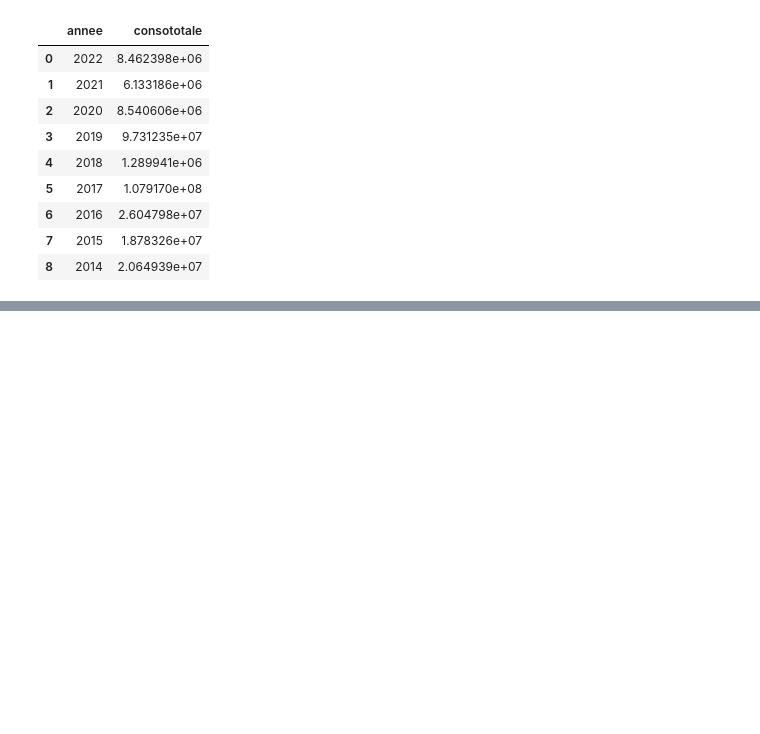
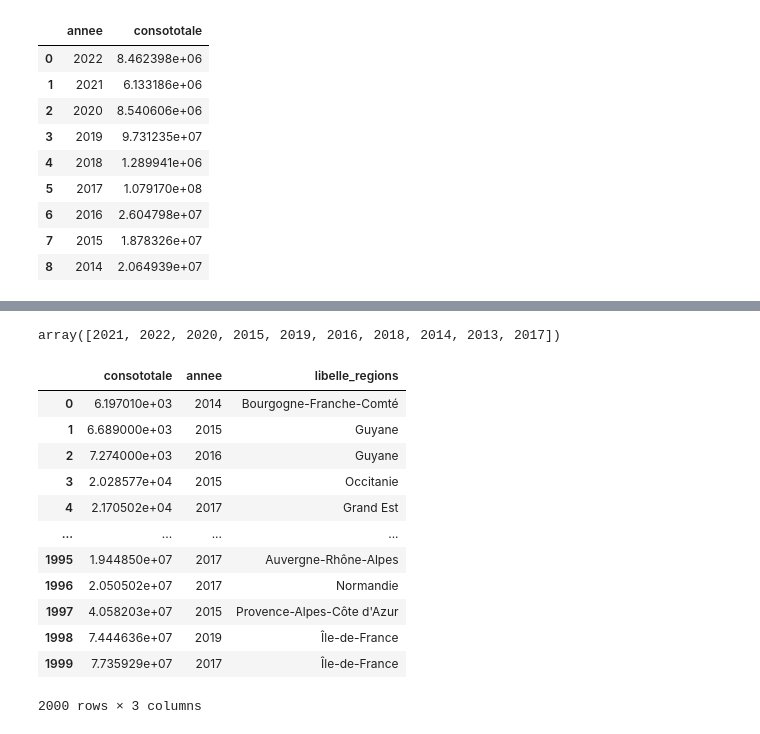
Before and after one commit to pmgzo/my_notebooks, a Jupyter notebook: EPCI.ipynb, the cells around one changed output, grey strips where cells are left out. Drawn from its saved outputs; the diff is of its cells as text; code cells hidden in the pictures; blank space fills up the shorter version.

```diff
--- a/EPCI.ipynb
+++ b/EPCI.ipynb
@@ -174 +170,6 @@ use_inf_as_na option is deprecated and will be removed in a future version. Conv
 [figure]
+# %%
+#df = df.groupby(by=["libelle_regions", "annee", "consototale"]).sum()
+df["annee"].unique()
+# %% [output]
+array([2021, 2022, 2020, 2015, 2019, 2016, 2018, 2014, 2013, 2017])
@@ -174,0 +179,18 @@ use_inf_as_na option is deprecated and will be removed in a future version. Conv
+# %%
+dfConsYearNRegion = df2.groupby(by=["consototale"]).sum()
+dfConsYearNRegion = dfConsYearNRegion.reset_index()
+dfConsYearNRegion
+# %% [output]
+|  | consototale | annee | libelle_regions |
+| 0 | 6.197010e+03 | 2014 | Bourgogne-Franche-Comté |
+| 1 | 6.689000e+03 | 2015 | Guyane |
+| 2 | 7.274000e+03 | 2016 | Guyane |
+| 3 | 2.028577e+04 | 2015 | Occitanie |
+| 4 | 2.170502e+04 | 2017 | Grand Est |
+| ... | ... | ... | ... |
+| 1995 | 1.944850e+07 | 2017 | Auvergne-Rhône-Alpes |
+| 1996 | 2.050502e+07 | 2017 | Normandie |
+| 1997 | 4.058203e+07 | 2015 | Provence-Alpes-Côte d'Azur |
+| 1998 | 7.444636e+07 | 2019 | Île-de-France |
+| 1999 | 7.735929e+07 | 2017 | Île-de-France |
+2000 rows × 3 columns
```
Also changed, not shown: parts of 9 cells of this notebook.
